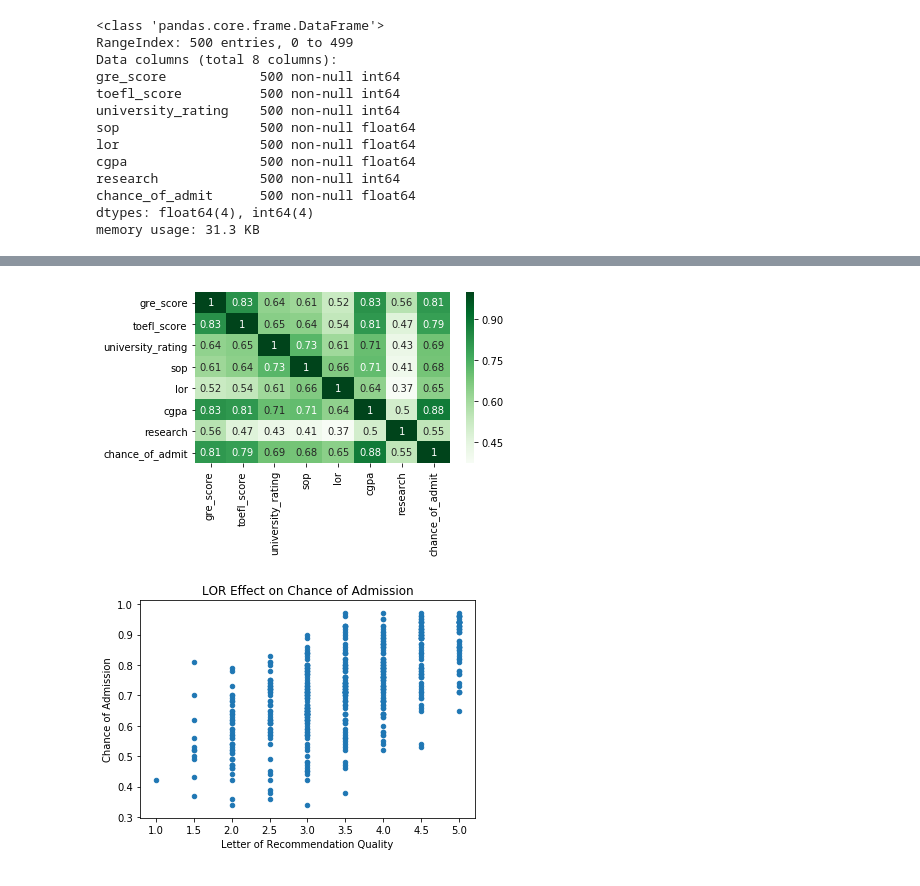
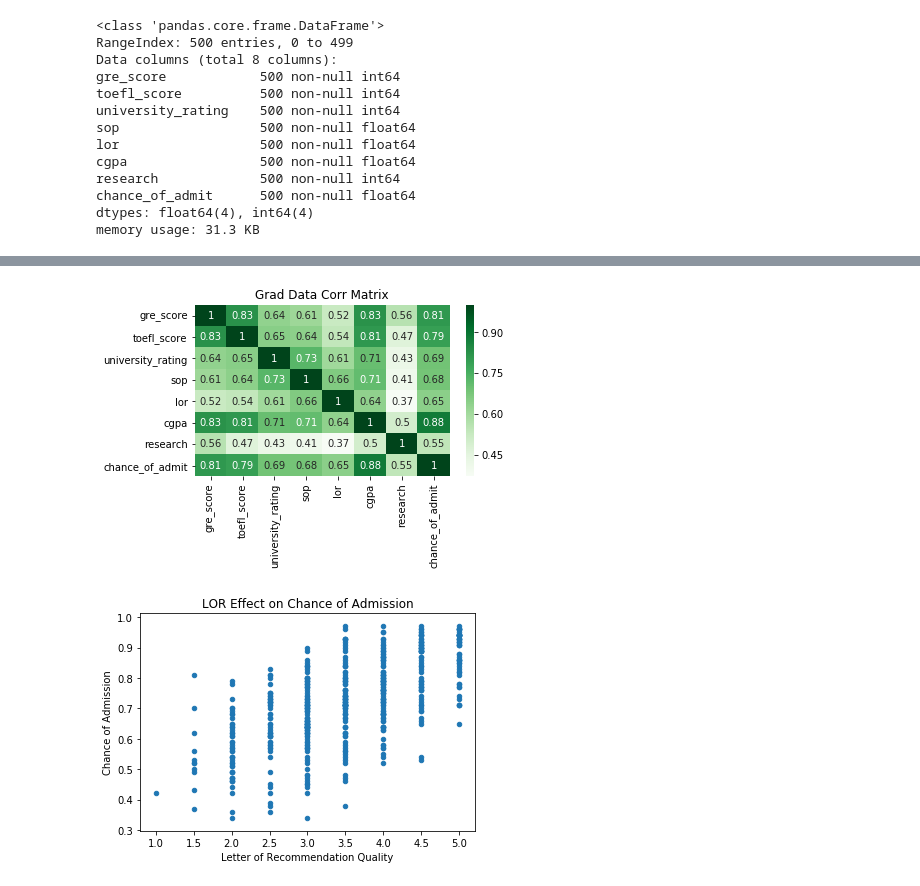
Before and after one commit to ItunuOye/Project1, a Jupyter notebook: Gradschool.ipynb, the cells around one changed output, grey strips where cells are left out. Drawn from its saved outputs; the diff is of its cells as text; code cells hidden in the pictures.

```diff
--- a/Gradschool.ipynb
+++ b/Gradschool.ipynb
@@ -58,13 +68,13 @@ plt.show()
 # %%
 #Identify how features are correlated to each other
 correlation2 = grad_data.corr()
 # Plotting heatmap
 sns.heatmap(correlation2, annot=True, cmap='Greens')
 plt.tight_layout()
-plt.title("Gradd Data Corr Matrix.png")
+plt.title("Grad Data Corr Matrix")
 plt.savefig("grad_data_Corr_matrix.png")
 # %% [output]
-[figure, old version]
+[figure, new version]
 # %%
 grad_data.plot(kind="scatter",x="lor",y="chance_of_admit" )
 plt.xlabel("Letter of Recommendation Quality")
```
Also changed, not shown: parts of 1 cell of this notebook.
